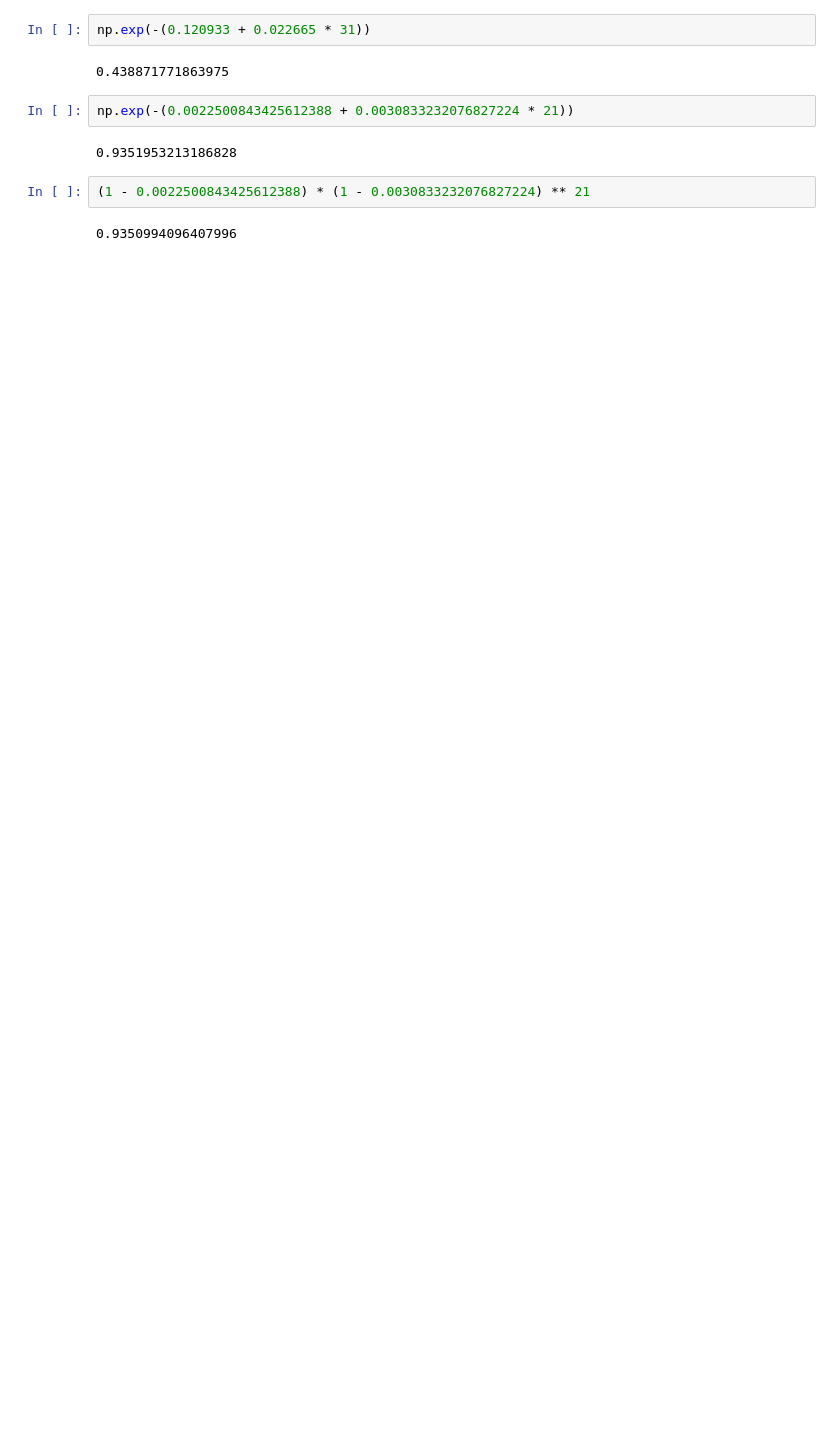
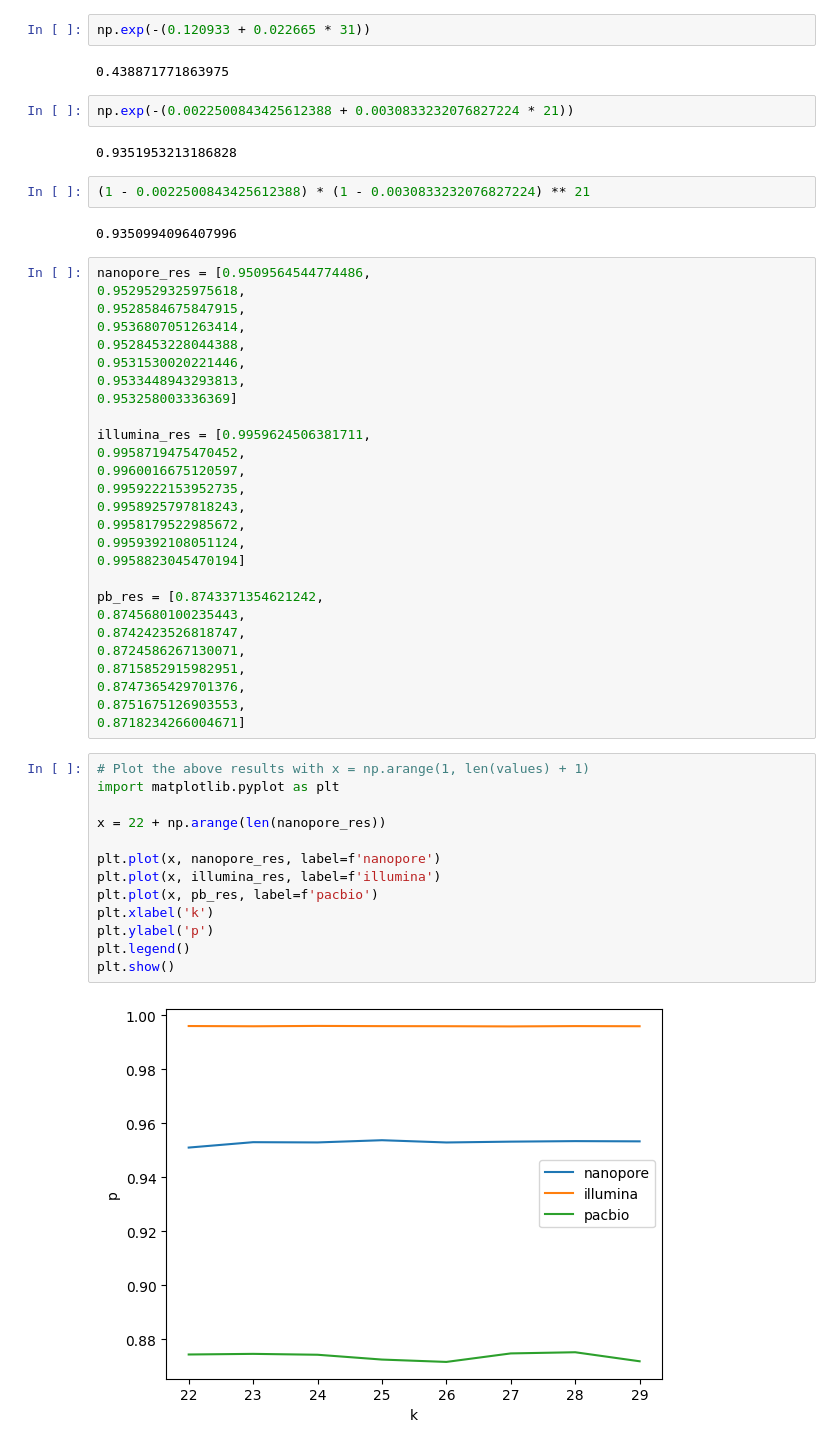
Before and after one commit to GZHoffie/skiver-test, a Jupyter notebook: experiments/parameter_dependence/plot_results.ipynb, the cells around one changed output. Drawn from its saved outputs; the diff is of its cells as text; blank space fills up the shorter version.

```diff
--- a/experiments/parameter_dependence/plot_results.ipynb
+++ b/experiments/parameter_dependence/plot_results.ipynb
@@ -845,3 +903,45 @@ np.exp(-(0.0022500843425612388 + 0.0030833232076827224 * 21))
 (1 - 0.0022500843425612388) * (1 - 0.0030833232076827224) ** 21
 # %% [output]
 0.9350994096407996
+# %%
+nanopore_res = [0.9509564544774486,
+0.9529529325975618,
+0.9528584675847915,
+0.9536807051263414,
+0.9528453228044388,
+0.9531530020221446,
+0.9533448943293813,
+0.953258003336369]
+
+illumina_res = [0.9959624506381711,
+0.9958719475470452,
+0.9960016675120597,
+0.9959222153952735,
+0.9958925797818243,
+0.9958179522985672,
+0.9959392108051124,
+0.9958823045470194]
+
+pb_res = [0.8743371354621242,
+0.8745680100235443,
+0.8742423526818747,
+0.8724586267130071,
+0.8715852915982951,
+0.8747365429701376,
+0.8751675126903553,
+0.8718234266004671]
+# %%
+# Plot the above results with x = np.arange(1, len(values) + 1)
+import matplotlib.pyplot as plt
+
+x = 22 + np.arange(len(nanopore_res))
+
+plt.plot(x, nanopore_res, label=f'nanopore')
+plt.plot(x, illumina_res, label=f'illumina')
+plt.plot(x, pb_res, label=f'pacbio')
+plt.xlabel('k')
+plt.ylabel('p')
+plt.legend()
+plt.show()
+# %% [output]
+[figure, added]
```
Also changed, not shown: parts of 16 cells of this notebook.
